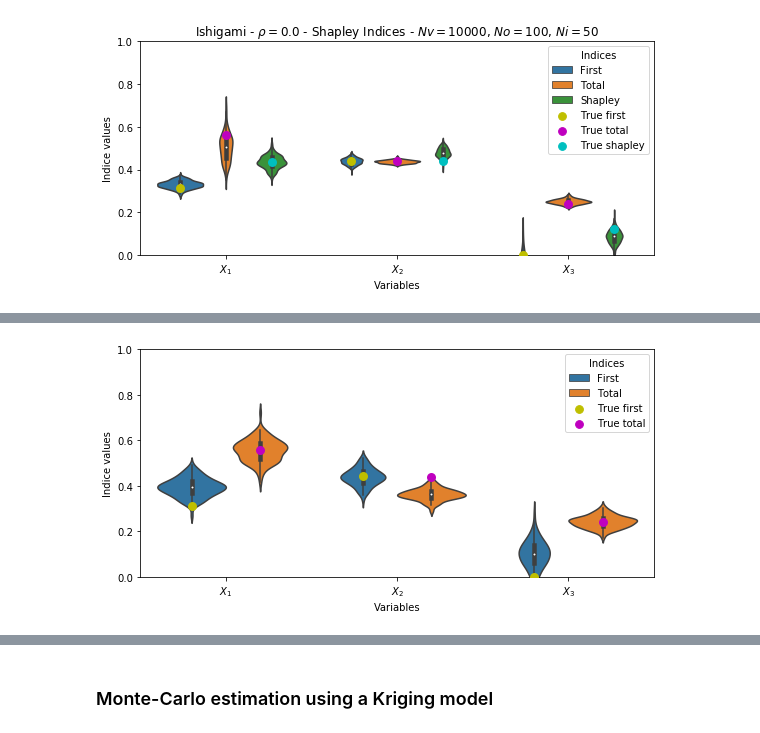
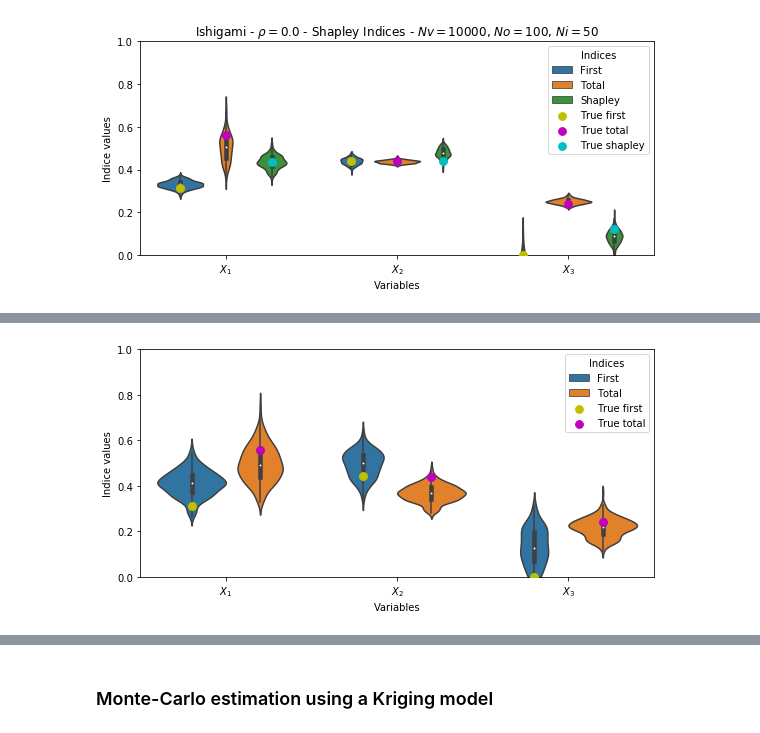
Before and after one commit to josephmure/otshapley, a Jupyter notebook: examples/shapley-ishigami.ipynb, the cells around one changed output, grey strips where cells are left out. Cells and saved outputs as stored; diff of their text form; code cells hidden in the pictures.

```diff
--- a/examples/shapley-ishigami.ipynb
+++ b/examples/shapley-ishigami.ipynb
@@ -62,12 +62,12 @@ fig.tight_layout()
 # %% [output]
 [figure]
 # %%
-X = np.asarray(model.get_input_sample(2000, 'monte-carlo'))
+X = np.asarray(model.get_input_sample(1000, 'monte-carlo'))
 y = model(X)
 # %%
 from skgarden import RandomForestQuantileRegressor
-from shapley.forest import compute_perm_indices, compute_shap_indices, compute_1stperm_indices
-n_tree = 100
+from shapley.forest import compute_perm_indices, compute_shap_indices
+n_tree = 200
 rfq = RandomForestQuantileRegressor(n_estimators=n_tree, n_jobs=7)
 rfq.fit(X, y)
 # %% [output]
@@ -79,5 +79,7 @@ RandomForestQuantileRegressor(bootstrap=True, criterion='mse', max_depth=None,
                warm_start=False)
 # %%
 %%time
-first_indices, total_indices = compute_perm_indices(rfq, X, y, model.input_distribution)
+results_permutation = compute_perm_indices(rfq, X, y, model.input_distribution)
+results_permutation.true_first_indices = model.first_sobol_indices
+results_permutation.true_total_indices = model.total_sobol_indices
 # %% [output]
@@ -85,14 +87,9 @@ Wall time: 5.79 s
 # %%
-from shapley.indices import SensitivityResults
-results_permutation = SensitivityResults(first_indices=first_indices.reshape(dim, n_tree, 1),
-                                         total_indices=total_indices.reshape(dim, n_tree, 1),
-                                         true_first_indices=model.first_sobol_indices,
-                                         true_total_indices=model.total_sobol_indices)
 fig, ax = plt.subplots(figsize=(8, 4))
 
 plot_sensitivity_results(results=results_permutation, ax=ax)
 ax.set_ylim(ylim)
 
 fig.tight_layout()
 # %% [output]
-[figure, old version]
+[figure, new version]
```
Also changed, not shown: parts of 5 cells of this notebook, 5 other files.
